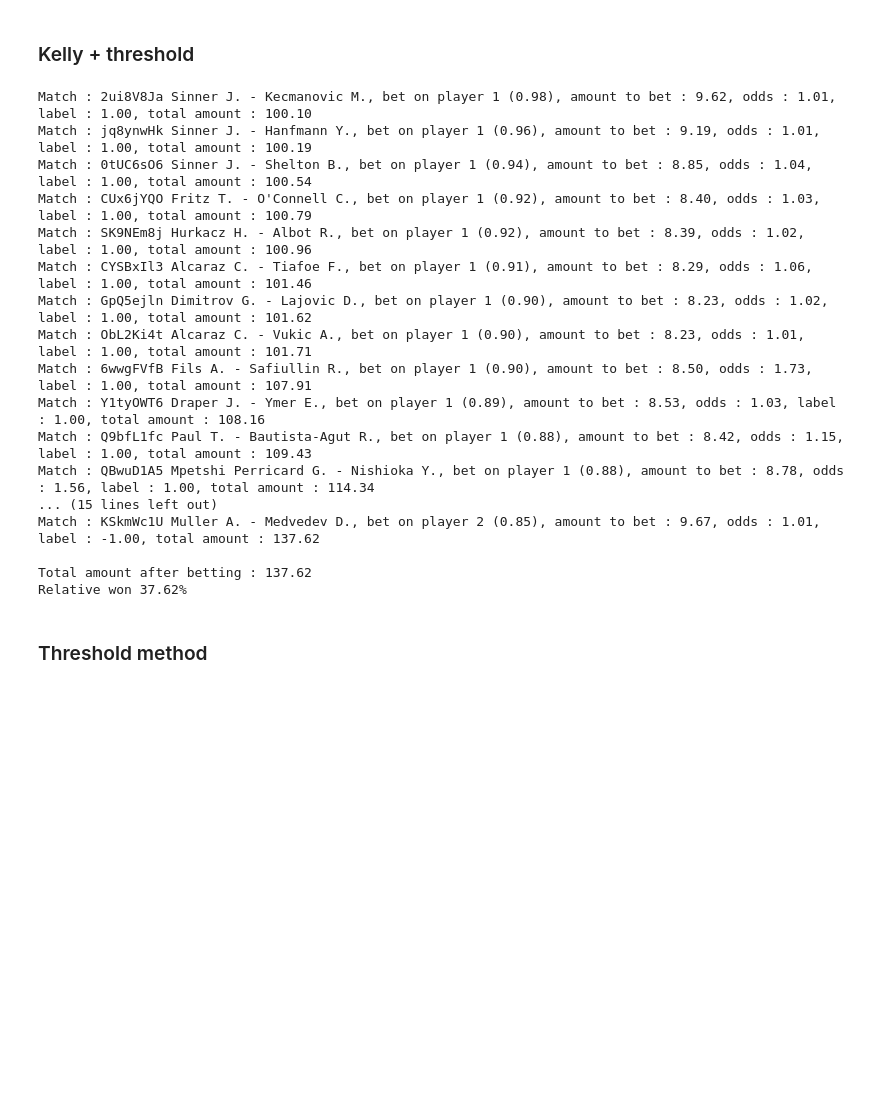
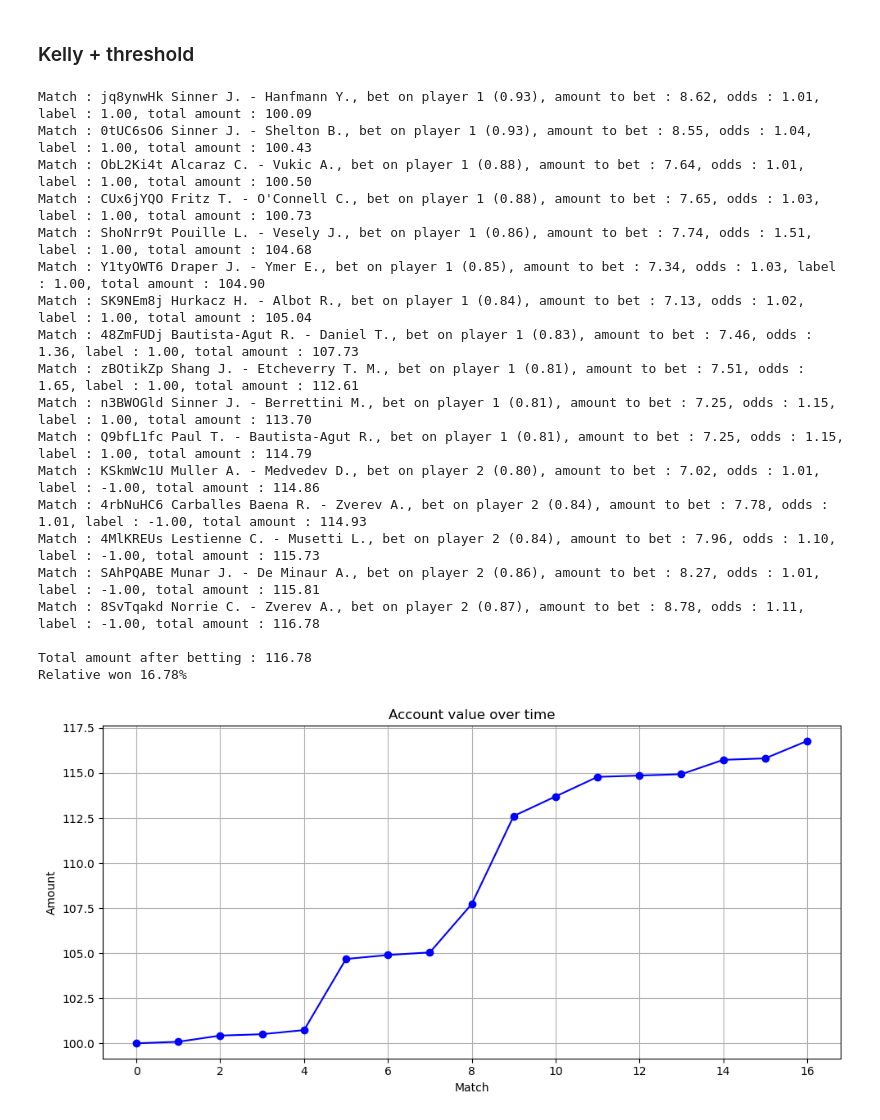
Before and after one commit to mathias-grau/betbot_tennis, a Jupyter notebook: tennis/model.ipynb, the cells around one changed output. Saved outputs shown, nothing was run; the diff lists cells and outputs as text; code cells hidden in the pictures; blank space fills up the shorter version.

```diff
--- a/tennis/model.ipynb
+++ b/tennis/model.ipynb
@@ -1085,71 +883,77 @@ Relative lost 3.86%
 # %% [markdown]
 ### Kelly + threshold
 # %%
-CONFIDENCE_THRESHLOLD = 0.7
+PROB_THRESHOLD = 0.6
 
-# Kelly criterion
 def kelly_criterion(odds, prob, safe=0.1):
     return (prob - ((1- prob)/(odds)))*safe
 
-bet_on_player_1_df = df.loc[df['predictions'] > CONFIDENCE_THRESHLOLD].copy()
+# if predictions > 0.6 bet on player 1, if predictions < -0.6 bet on player 2
+bet_on_player_1_df = df.loc[df['predictions'] > PROB_THRESHOLD].copy()
 bet_on_player_1_df['prediction_prob']= bet_on_player_1_df['predictions'].apply(lambda x : (1+x)/2)
 bet_on_player_1_df['kelly_criterion'] = bet_on_player_1_df.apply(lambda row : kelly_criterion(row['odds_1'], row['prediction_prob']), axis=1)
-bet_on_player_2_df = df.loc[df['predictions'] < -CONFIDENCE_THRESHLOLD].copy()
+
+bet_on_player_2_df = df.loc[df['predictions'] < -PROB_THRESHOLD].copy()
 bet_on_player_2_df['prediction_prob']= bet_on_player_2_df['predictions'].apply(lambda x : (1-x)/2)
 bet_on_player_2_df['kelly_criterion'] = bet_on_player_2_df.apply(lambda row : kelly_criterion(row['odds_2'], row['prediction_prob']), axis=1)
-bet_on_player_2_df = bet_on_player_2_df.sort_values(by='predictions', ascending=True)
-
+account_values = []
 total_amount = INIT_AMOUNT
+account_values.append(total_amount)
 for i, row in bet_on_player_1_df.iterrows():
     player1 = tennis_test_dataset.get_match(row['match_id']).get_players()[0]
     player2 = tennis_test_dataset.get_match(row['match_id']).get_players()[1]
-    amout_to_bet = row['kelly_criterion']*total_amount
+    amout_to_bet = max(row['kelly_criterion']*total_amount, 0)
     if row['labels'] == 1:
         total_amount += amout_to_bet*(row['odds_1']-1)
         print(f"{GREEN}Match : {row['match_id']} {player1} - {player2}, bet on player 1 ({row['prediction_prob']:.2f}), amount to bet : {amout_to_bet:.2f}, odds : {row['odds_1']:.2f}, label : {row['labels']:.2f}, total amount : {total_amount:.2f}{RESET}")
     else:
         total_amount -= amout_to_bet
         print(f"{RED}Match : {row['match_id']} {player1} - {player2}, bet on player 1 ({row['prediction_prob']:.2f}), amount to bet : {amout_to_bet:.2f}, odds : {row['odds_1']:.2f}, label : {row['labels']:.2f}, total amount : {total_amount:.2f}{RESET}")
+    account_values.append(total_amount)
 
-
-
-# bet on player 2
 for i, row in bet_on_player_2_df.iterrows():
     player1 = tennis_test_dataset.get_match(row['match_id']).get_players()[0]
     player2 = tennis_test_dataset.get_match(row['match_id']).get_players()[1]
-    amout_to_bet = row['kelly_criterion']*total_amount
+    amout_to_bet = max(row['kelly_criterion']*total_amount, 0)
     if row['labels'] == -1:
         total_amount += amout_to_bet*(row['odds_2']-1)
         print(f"{GREEN}Match : {row['match_id']} {player1} - {player2}, bet on player 2 ({row['prediction_prob']:.2f}), amount to bet : {amout_to_bet:.2f}, odds : {row['odds_2']:.2f}, label : {row['labels']:.2f}, total amount : {total_amount:.2f}{RESET}")
-
     else:
         total_amount -= amout_to_bet
         print(f"{RED}Match : {row['match_id']} {player1} - {player2}, bet on player 2 ({row['prediction_prob']:.2f}), amount to bet : {amout_to_bet:.2f}, odds : {row['odds_2']:.2f}, label : {row['labels']:.2f}, total amount : {total_amount:.2f}{RESET}")
-
-
-
+    account_values.append(total_amount)
 print(f"\nTotal amount after betting : {total_amount:.2f}")
 if total_amount >= INIT_AMOUNT:
     print(f"{GREEN}Relative won {(total_amount-INIT_AMOUNT)/INIT_AMOUNT*100:.2f}%{RESET}")
 else:
     print(f"{RED}Relative lost {(INIT_AMOUNT-total_amount)/INIT_AMOUNT*100:.2f}%{RESET}")
+
+plt.figure(figsize=(10, 5))
+plt.plot(account_values, label='Account value', color='blue', marker='o')
+plt.xlabel('Match')
+plt.ylabel('Amount')
+plt.title('Account value over time')
+plt.grid()
+plt.tight_layout()
+plt.show()
 # %% [output]
-Match : 2ui8V8Ja Sinner J. - Kecmanovic M., bet on player 1 (0.98), amount to bet : 9.62, odds : 1.01, label : 1.00, total amount : 100.10
-Match : jq8ynwHk Sinner J. - Hanfmann Y., bet on player 1 (0.96), amount to bet : 9.19, odds : 1.01, label : 1.00, total amount : 100.19
-Match : 0tUC6sO6 Sinner J. - Shelton B., bet on player 1 (0.94), amount to bet : 8.85, odds : 1.04, label : 1.00, total amount : 100.54
-Match : CUx6jYQO Fritz T. - O'Connell C., bet on player 1 (0.92), amount to bet : 8.40, odds : 1.03, label : 1.00, total amount : 100.79
-Match : SK9NEm8j Hurkacz H. - Albot R., bet on player 1 (0.92), amount to bet : 8.39, odds : 1.02, label : 1.00, total amount : 100.96
-Match : CYSBxIl3 Alcaraz C. - Tiafoe F., bet on player 1 (0.91), amount to bet : 8.29, odds : 1.06, label : 1.00, total amount : 101.46
-Match : GpQ5ejln Dimitrov G. - Lajovic D., bet on player 1 (0.90), amount to bet : 8.23, odds : 1.02, label : 1.00, total amount : 101.62
-Match : ObL2Ki4t Alcaraz C. - Vukic A., bet on player 1 (0.90), amount to bet : 8.23, odds : 1.01, label : 1.00, total amount : 101.71
-Match : 6wwgFVfB Fils A. - Safiullin R., bet on player 1 (0.90), amount to bet : 8.50, odds : 1.73, label : 1.00, total amount : 107.91
-Match : Y1tyOWT6 Draper J. - Ymer E., bet on player 1 (0.89), amount to bet : 8.53, odds : 1.03, label : 1.00, total amount : 108.16
-Match : Q9bfL1fc Paul T. - Bautista-Agut R., bet on player 1 (0.88), amount to bet : 8.42, odds : 1.15, label : 1.00, total amount : 109.43
-Match : QBwuD1A5 Mpetshi Perricard G. - Nishioka Y., bet on player 1 (0.88), amount to bet : 8.78, odds : 1.56, label : 1.00, total amount : 114.34
-... (15 lines left out)
-Match : KSkmWc1U Muller A. - Medvedev D., bet on player 2 (0.85), amount to bet : 9.67, odds : 1.01, label : -1.00, total amount : 137.62
+Match : jq8ynwHk Sinner J. - Hanfmann Y., bet on player 1 (0.93), amount to bet : 8.62, odds : 1.01, label : 1.00, total amount : 100.09
+Match : 0tUC6sO6 Sinner J. - Shelton B., bet on player 1 (0.93), amount to bet : 8.55, odds : 1.04, label : 1.00, total amount : 100.43
+Match : ObL2Ki4t Alcaraz C. - Vukic A., bet on player 1 (0.88), amount to bet : 7.64, odds : 1.01, label : 1.00, total amount : 100.50
+Match : CUx6jYQO Fritz T. - O'Connell C., bet on player 1 (0.88), amount to bet : 7.65, odds : 1.03, label : 1.00, total amount : 100.73
+Match : ShoNrr9t Pouille L. - Vesely J., bet on player 1 (0.86), amount to bet : 7.74, odds : 1.51, label : 1.00, total amount : 104.68
+Match : Y1tyOWT6 Draper J. - Ymer E., bet on player 1 (0.85), amount to bet : 7.34, odds : 1.03, label : 1.00, total amount : 104.90
+Match : SK9NEm8j Hurkacz H. - Albot R., bet on player 1 (0.84), amount to bet : 7.13, odds : 1.02, label : 1.00, total amount : 105.04
+Match : 48ZmFUDj Bautista-Agut R. - Daniel T., bet on player 1 (0.83), amount to bet : 7.46, odds : 1.36, label : 1.00, total amount : 107.73
+Match : zBOtikZp Shang J. - Etcheverry T. M., bet on player 1 (0.81), amount to bet : 7.51, odds : 1.65, label : 1.00, total amount : 112.61
+Match : n3BWOGld Sinner J. - Berrettini M., bet on player 1 (0.81), amount to bet : 7.25, odds : 1.15, label : 1.00, total amount : 113.70
+Match : Q9bfL1fc Paul T. - Bautista-Agut R., bet on player 1 (0.81), amount to bet : 7.25, odds : 1.15, label : 1.00, total amount : 114.79
+Match : KSkmWc1U Muller A. - Medvedev D., bet on player 2 (0.80), amount to bet : 7.02, odds : 1.01, label : -1.00, total amount : 114.86
+Match : 4rbNuHC6 Carballes Baena R. - Zverev A., bet on player 2 (0.84), amount to bet : 7.78, odds : 1.01, label : -1.00, total amount : 114.93
+Match : 4MlKREUs Lestienne C. - Musetti L., bet on player 2 (0.84), amount to bet : 7.96, odds : 1.10, label : -1.00, total amount : 115.73
+Match : SAhPQABE Munar J. - De Minaur A., bet on player 2 (0.86), amount to bet : 8.27, odds : 1.01, label : -1.00, total amount : 115.81
+Match : 8SvTqakd Norrie C. - Zverev A., bet on player 2 (0.87), amount to bet : 8.78, odds : 1.11, label : -1.00, total amount : 116.78
 
-Total amount after betting : 137.62
-Relative won 37.62%
+Total amount after betting : 116.78
+Relative won 16.78%
+[figure, added]
-# %% [markdown]
-### Threshold method
```
Also changed, not shown: parts of 9 cells of this notebook, 6 other files.
